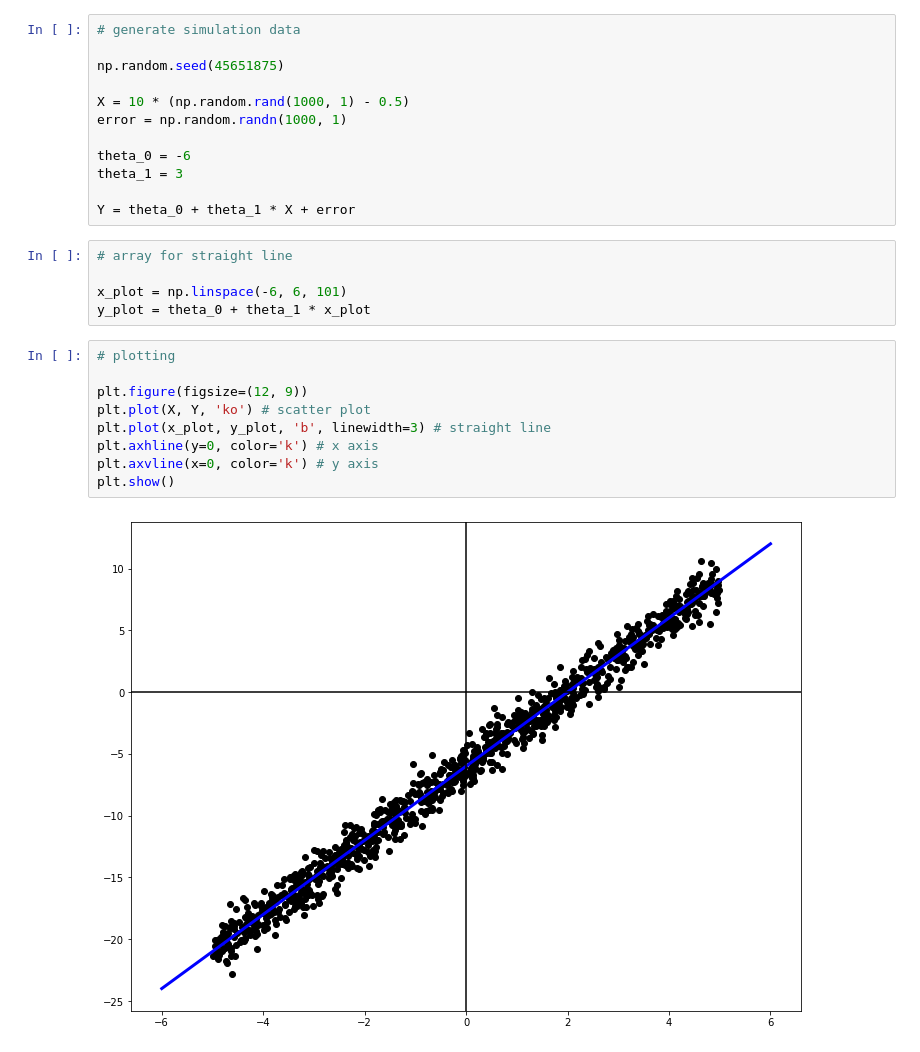
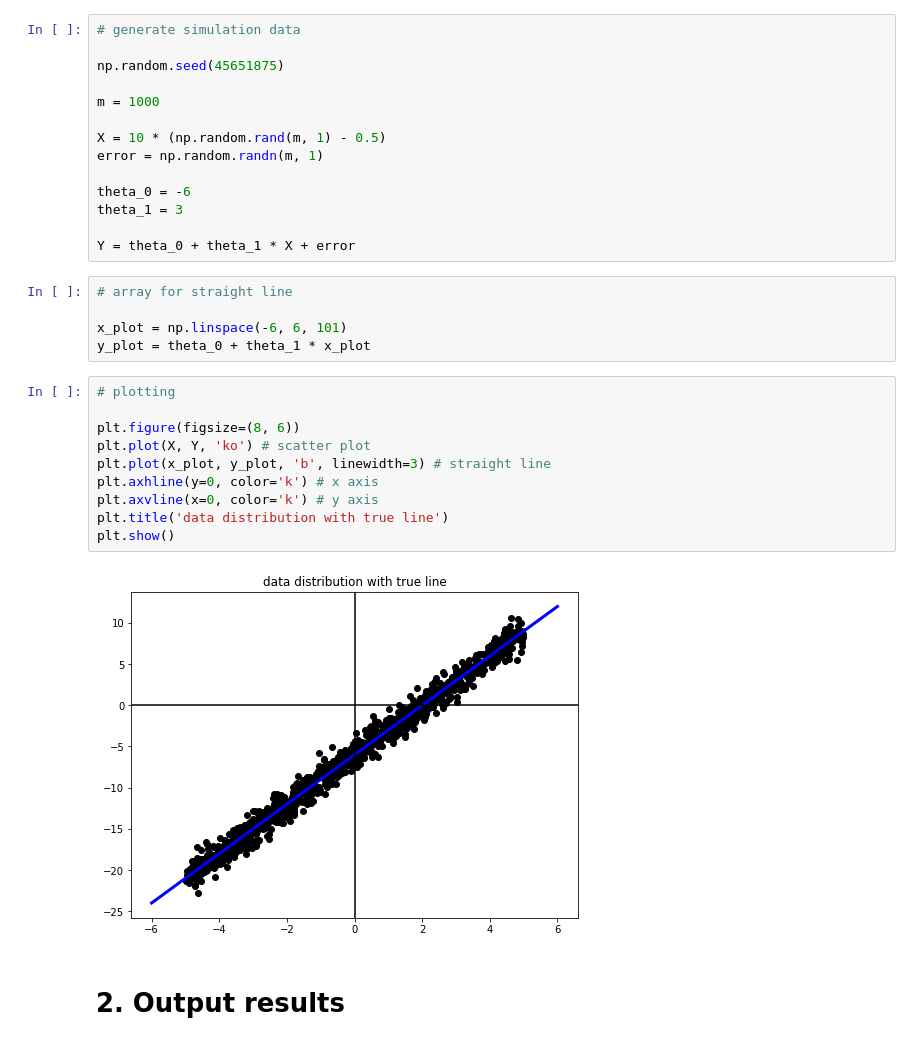
Before and after one commit to BaeHyungjun/2020-1-MachineLearning, a Jupyter notebook: 20152410_배형준_머신러닝_과제2.ipynb, the cells around one changed output. Drawn from its saved outputs; the diff is of its cells as text.

```diff
--- a/20152410_배형준_머신러닝_과제2.ipynb
+++ b/20152410_배형준_머신러닝_과제2.ipynb
@@ -11,8 +11,10 @@ import matplotlib.pyplot as plt
 
 np.random.seed(45651875)
 
-X = 10 * (np.random.rand(1000, 1) - 0.5)
-error = np.random.randn(1000, 1)
+m = 1000
+
+X = 10 * (np.random.rand(m, 1) - 0.5)
+error = np.random.randn(m, 1)
 
 theta_0 = -6
 theta_1 = 3
@@ -26,11 +28,14 @@ y_plot = theta_0 + theta_1 * x_plot
 # %%
 # plotting
 
-plt.figure(figsize=(12, 9))
+plt.figure(figsize=(8, 6))
 plt.plot(X, Y, 'ko') # scatter plot
 plt.plot(x_plot, y_plot, 'b', linewidth=3) # straight line
 plt.axhline(y=0, color='k') # x axis
 plt.axvline(x=0, color='k') # y axis
+plt.title('data distribution with true line')
 plt.show()
 # %% [output]
-[figure, old version]
+[figure, new version]
+# %% [markdown]
+# 2. Output results
```
Also changed, not shown: parts of 4 cells of this notebook.
